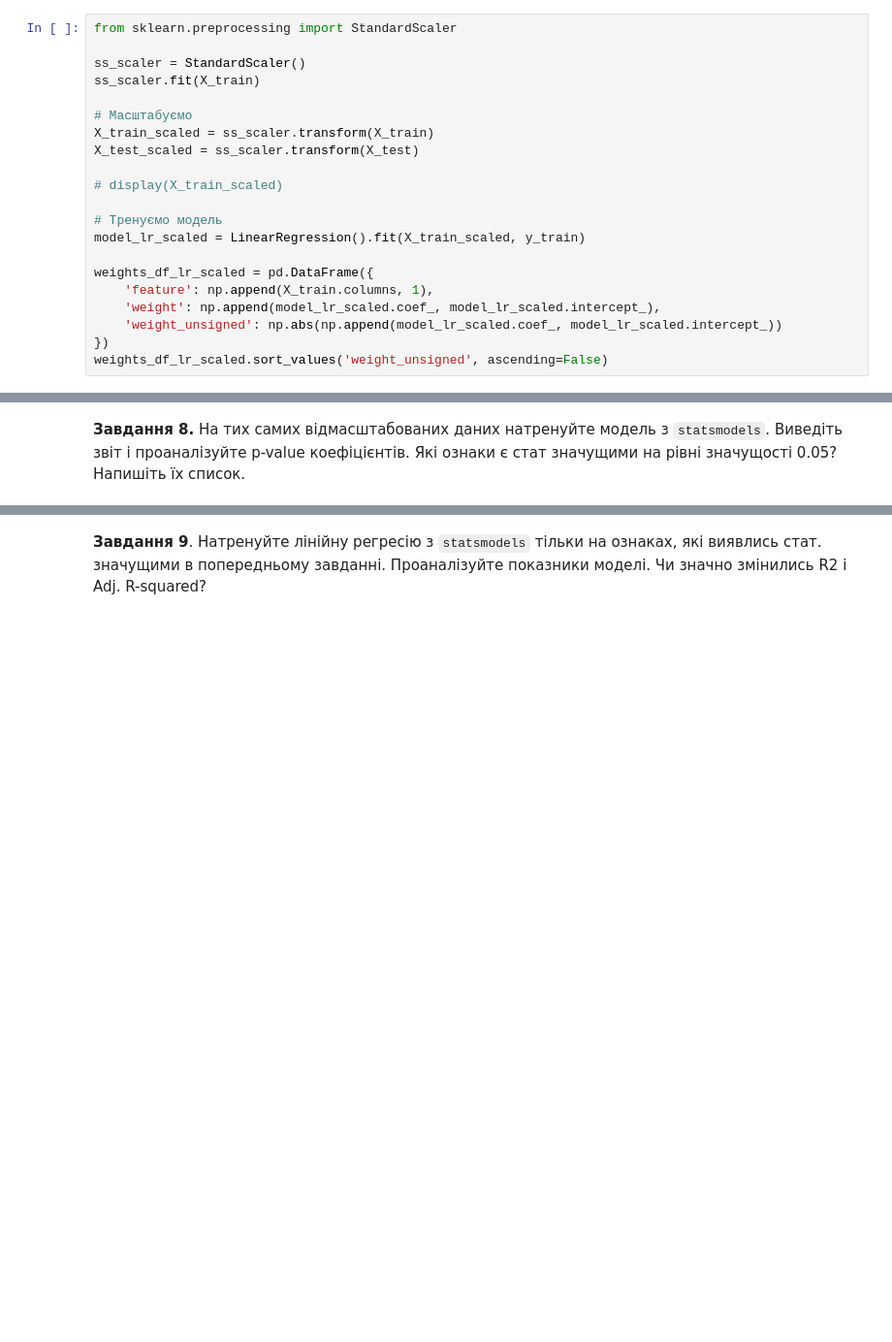
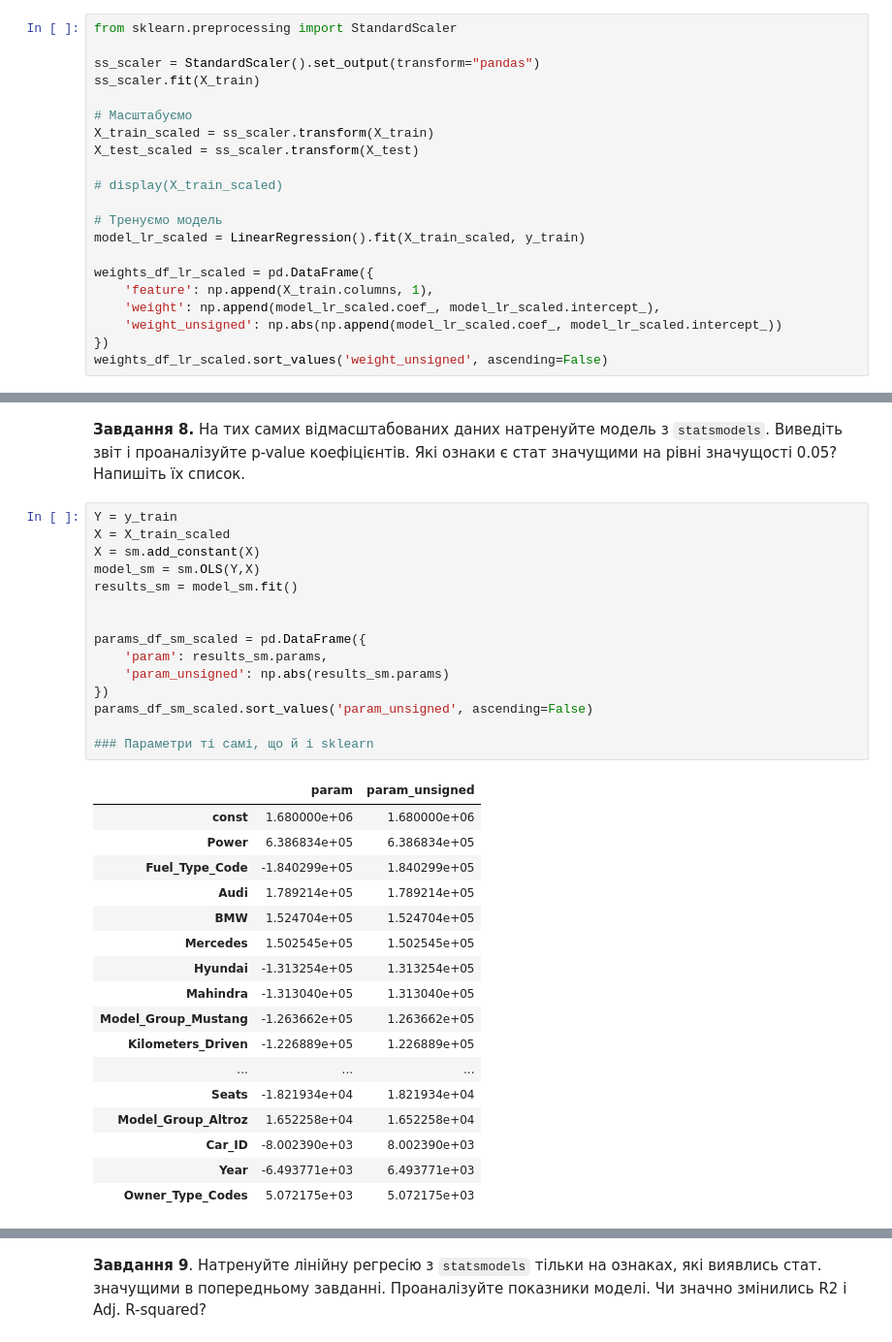
Before and after one commit to verabalashova/python-for-ml-tasks, a Jupyter notebook: module-1/topic-2/HW_2_1_Лінійна_регресія_від_багатьох_змінних.ipynb, the cells around one changed output, grey strips where cells are left out. Shown at 97% size. Drawn from its saved outputs; the diff is of its cells as text; blank space fills up the shorter version.

```diff
--- a/module-1/topic-2/HW_2_1_Лінійна_регресія_від_багатьох_змінних.ipynb
+++ b/module-1/topic-2/HW_2_1_Лінійна_регресія_від_багатьох_змінних.ipynb
@@ -428,7 +428,7 @@ plt.show()
 # %%
 from sklearn.preprocessing import StandardScaler
 
-ss_scaler = StandardScaler()
+ss_scaler = StandardScaler().set_output(transform="pandas")
 ss_scaler.fit(X_train)
 
 # Масштабуємо
@@ -483,3 +483,36 @@ weights_df_lr_scaled.sort_values('weight_unsigned', ascending=False)
 - **Transmission_Code** - коробка передач також впливає на ціну (теж відомий факт)
 # %% [markdown]
 **Завдання 8.** На тих самих відмасштабованих даних натренуйте модель з `statsmodels`. Виведіть звіт і проаналізуйте p-value коефіцієнтів. Які ознаки є стат значущими на рівні значущості 0.05? Напишіть їх список.
+# %%
+Y = y_train
+X = X_train_scaled
+X = sm.add_constant(X)
+model_sm = sm.OLS(Y,X)
+results_sm = model_sm.fit()
+
+
+params_df_sm_scaled = pd.DataFrame({
+    'param': results_sm.params,
+    'param_unsigned': np.abs(results_sm.params)
+})
+params_df_sm_scaled.sort_values('param_unsigned', ascending=False)
+
+### Параметри ті самі, що й і sklearn
+# %% [output]
+|  | param | param_unsigned |
+| const | 1.680000e+06 | 1.680000e+06 |
+| Power | 6.386834e+05 | 6.386834e+05 |
+| Fuel_Type_Code | -1.840299e+05 | 1.840299e+05 |
+| Audi | 1.789214e+05 | 1.789214e+05 |
+| BMW | 1.524704e+05 | 1.524704e+05 |
+| Mercedes | 1.502545e+05 | 1.502545e+05 |
+| Hyundai | -1.313254e+05 | 1.313254e+05 |
+| Mahindra | -1.313040e+05 | 1.313040e+05 |
+| Model_Group_Mustang | -1.263662e+05 | 1.263662e+05 |
+| Kilometers_Driven | -1.226889e+05 | 1.226889e+05 |
+| ... | ... | ... |
+| Seats | -1.821934e+04 | 1.821934e+04 |
+| Model_Group_Altroz | 1.652258e+04 | 1.652258e+04 |
+| Car_ID | -8.002390e+03 | 8.002390e+03 |
+| Year | -6.493771e+03 | 6.493771e+03 |
+| Owner_Type_Codes | 5.072175e+03 | 5.072175e+03 |
```
Also changed, not shown: parts of 7 cells of this notebook.
